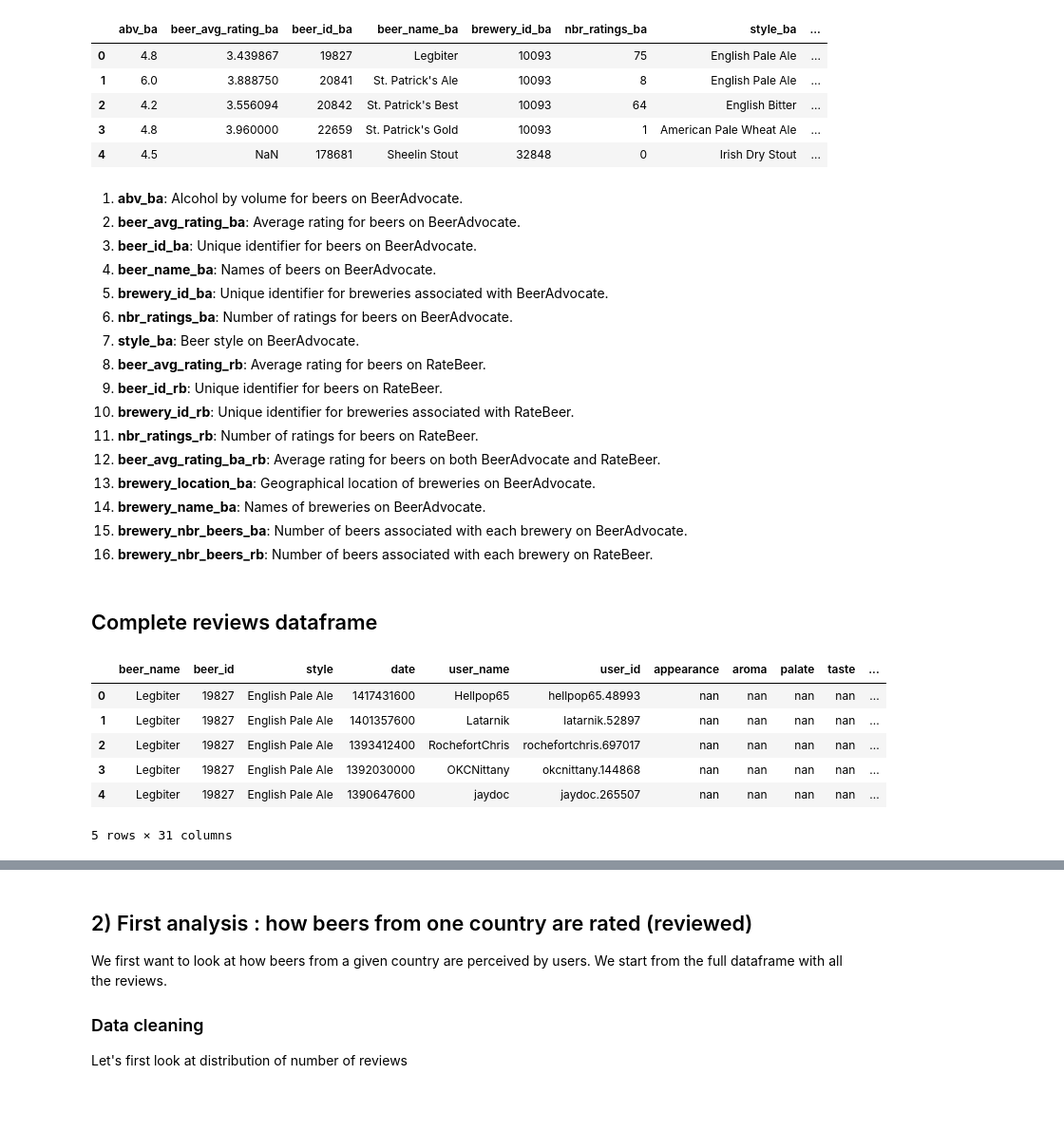
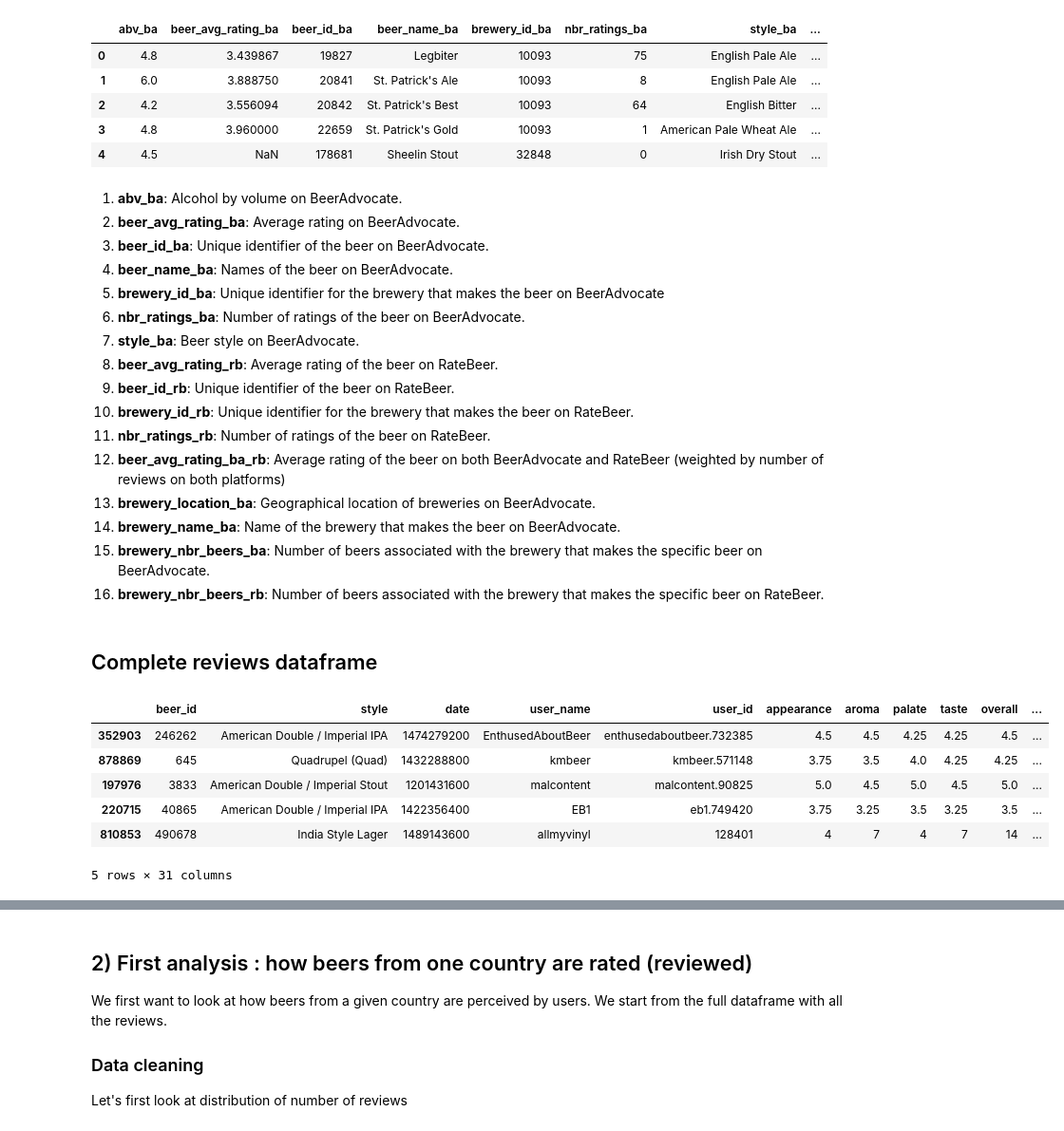
Before and after one commit to epfl-ada/ada-2023-project-riskybiscuits, a Jupyter notebook: main.ipynb, the cells around one changed output, grey strips where cells are left out. Shown at 95% size. Saved outputs shown, nothing was run; the diff lists cells and outputs as text; code cells hidden in the pictures; blank space fills up the shorter version.

```diff
--- a/main.ipynb
+++ b/main.ipynb
@@ -94,34 +94,34 @@ beers_df.head()
 | 3 | 4.8 | 3.960000 | 22659 | St. Patrick's Gold | 10093 | 1 | American Pale Wheat Ale | ... |
 | 4 | 4.5 | NaN | 178681 | Sheelin Stout | 32848 | 0 | Irish Dry Stout | ... |
 # %% [markdown]
-1. **abv_ba**: Alcohol by volume for beers on BeerAdvocate.
-2. **beer_avg_rating_ba**: Average rating for beers on BeerAdvocate.
-3. **beer_id_ba**: Unique identifier for beers on BeerAdvocate.
-4. **beer_name_ba**: Names of beers on BeerAdvocate.
-5. **brewery_id_ba**: Unique identifier for breweries associated with BeerAdvocate.
-6. **nbr_ratings_ba**: Number of ratings for beers on BeerAdvocate.
+1. **abv_ba**: Alcohol by volume on BeerAdvocate.
+2. **beer_avg_rating_ba**: Average rating on BeerAdvocate.
+3. **beer_id_ba**: Unique identifier of the beer on BeerAdvocate.
+4. **beer_name_ba**: Names of the beer on BeerAdvocate.
+5. **brewery_id_ba**: Unique identifier for the brewery that makes the beer on BeerAdvocate
+6. **nbr_ratings_ba**: Number of ratings of the beer on BeerAdvocate.
 7. **style_ba**: Beer style on BeerAdvocate.
-8. **beer_avg_rating_rb**: Average rating for beers on RateBeer.
-9. **beer_id_rb**: Unique identifier for beers on RateBeer.
-10. **brewery_id_rb**: Unique identifier for breweries associated with RateBeer.
-11. **nbr_ratings_rb**: Number of ratings for beers on RateBeer.
-12. **beer_avg_rating_ba_rb**: Average rating for beers on both BeerAdvocate and RateBeer.
+8. **beer_avg_rating_rb**: Average rating of the beer on RateBeer.
+9. **beer_id_rb**: Unique identifier of the beer on RateBeer.
+10. **brewery_id_rb**: Unique identifier for the brewery that makes the beer on RateBeer.
+11. **nbr_ratings_rb**: Number of ratings of the beer on RateBeer.
+12. **beer_avg_rating_ba_rb**: Average rating of the beer on both BeerAdvocate and RateBeer (weighted by number of reviews on both platforms)
 13. **brewery_location_ba**: Geographical location of breweries on BeerAdvocate.
-14. **brewery_name_ba**: Names of breweries on BeerAdvocate.
-15. **brewery_nbr_beers_ba**: Number of beers associated with each brewery on BeerAdvocate.
-16. **brewery_nbr_beers_rb**: Number of beers associated with each brewery on RateBeer.
+14. **brewery_name_ba**: Name of the brewery that makes the beer on BeerAdvocate.
+15. **brewery_nbr_beers_ba**: Number of beers associated with the brewery that makes the specific beer on BeerAdvocate.
+16. **brewery_nbr_beers_rb**: Number of beers associated with the brewery that makes the specific beer on RateBeer.
 # %% [markdown]
 ## Complete reviews dataframe
-# %%
-reviews_df.head()
-# %% [output]
-|  | beer_name | beer_id | style | date | user_name | user_id | appearance | aroma | palate | taste | ... |
-| 0 | Legbiter | 19827 | English Pale Ale | 1417431600 | Hellpop65 | hellpop65.48993 | nan | nan | nan | nan | ... |
-| 1 | Legbiter | 19827 | English Pale Ale | 1401357600 | Latarnik | latarnik.52897 | nan | nan | nan | nan | ... |
-| 2 | Legbiter | 19827 | English Pale Ale | 1393412400 | RochefortChris | rochefortchris.697017 | nan | nan | nan | nan | ... |
-| 3 | Legbiter | 19827 | English Pale Ale | 1392030000 | OKCNittany | okcnittany.144868 | nan | nan | nan | nan | ... |
-| 4 | Legbiter | 19827 | English Pale Ale | 1390647600 | jaydoc | jaydoc.265507 | nan | nan | nan | nan | ... |
-5 rows × 31 columns
+# %%
+reviews_df.sample(n=5)
+# %% [output]
+|  | beer_id | style | date | user_name | user_id | appearance | aroma | palate | taste | overall | ... |
+| 352903 | 246262 | American Double / Imperial IPA | 1474279200 | EnthusedAboutBeer | enthusedaboutbeer.732385 | 4.5 | 4.5 | 4.25 | 4.25 | 4.5 | ... |
+| 878869 | 645 | Quadrupel (Quad) | 1432288800 | kmbeer | kmbeer.571148 | 3.75 | 3.5 | 4.0 | 4.25 | 4.25 | ... |
+| 197976 | 3833 | American Double / Imperial Stout | 1201431600 | malcontent | malcontent.90825 | 5.0 | 4.5 | 5.0 | 4.5 | 5.0 | ... |
+| 220715 | 40865 | American Double / Imperial IPA | 1422356400 | EB1 | eb1.749420 | 3.75 | 3.25 | 3.5 | 3.25 | 3.5 | ... |
+| 810853 | 490678 | India Style Lager | 1489143600 | allmyvinyl | 128401 | 4 | 7 | 4 | 7 | 14 | ... |
+5 rows × 31 columns
 # %% [markdown]
 1. **beer_name**: Name of the rated beer.
 2. **beer_id**: Unique identifier for the rated beer.
```
Also changed, not shown: parts of 43 cells of this notebook, 2 other files.
